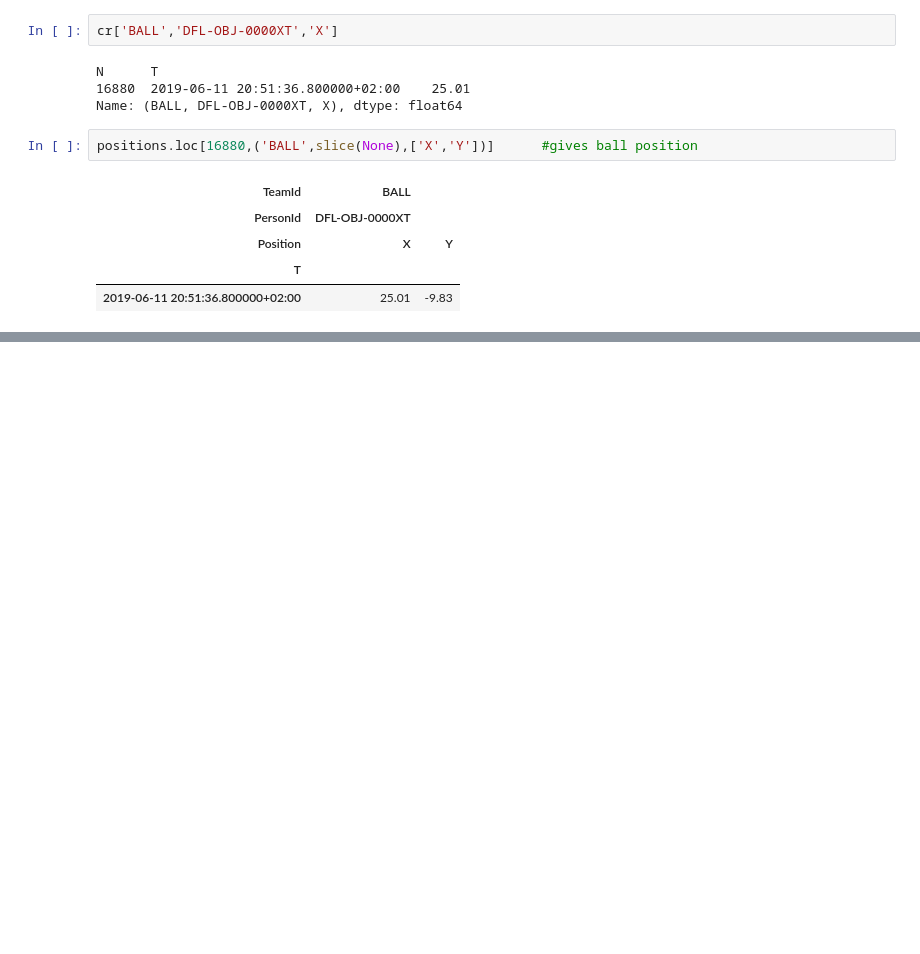
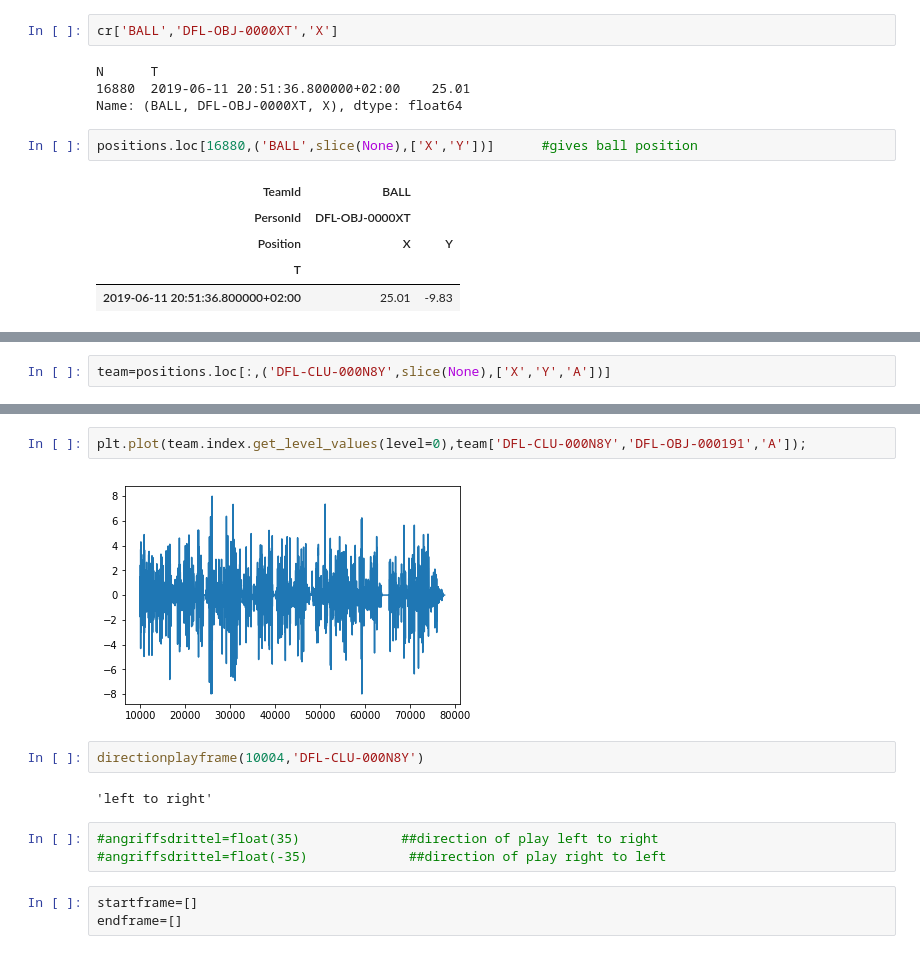
Before and after one commit to Deutscher-Fussball-Bund/Qualit-tsindex, a Jupyter notebook: Test.ipynb, the cells around one changed output, grey strips where cells are left out. Saved outputs shown, nothing was run; the diff lists cells and outputs as text; blank space fills up the shorter version.

```diff
--- a/Test.ipynb
+++ b/Test.ipynb
@@ -1378,0 +1394,2 @@ cr
+# %%
+team=positions.loc[:,('DFL-CLU-000N8Y',slice(None),['X','Y','A'])]
@@ -1378,0 +1418,14 @@ cr
+# %%
+plt.plot(team.index.get_level_values(level=0),team['DFL-CLU-000N8Y','DFL-OBJ-000191','A']);
+# %% [output]
+[figure, added]
+# %%
+directionplayframe(10004,'DFL-CLU-000N8Y')
+# %% [output]
+'left to right'
+# %%
+#angriffsdrittel=float(35)             ##direction of play left to right
+#angriffsdrittel=float(-35)             ##direction of play right to left
+# %%
+startframe=[]
+endframe=[]
```
Also changed, not shown: parts of 24 cells of this notebook, 3 other files.
